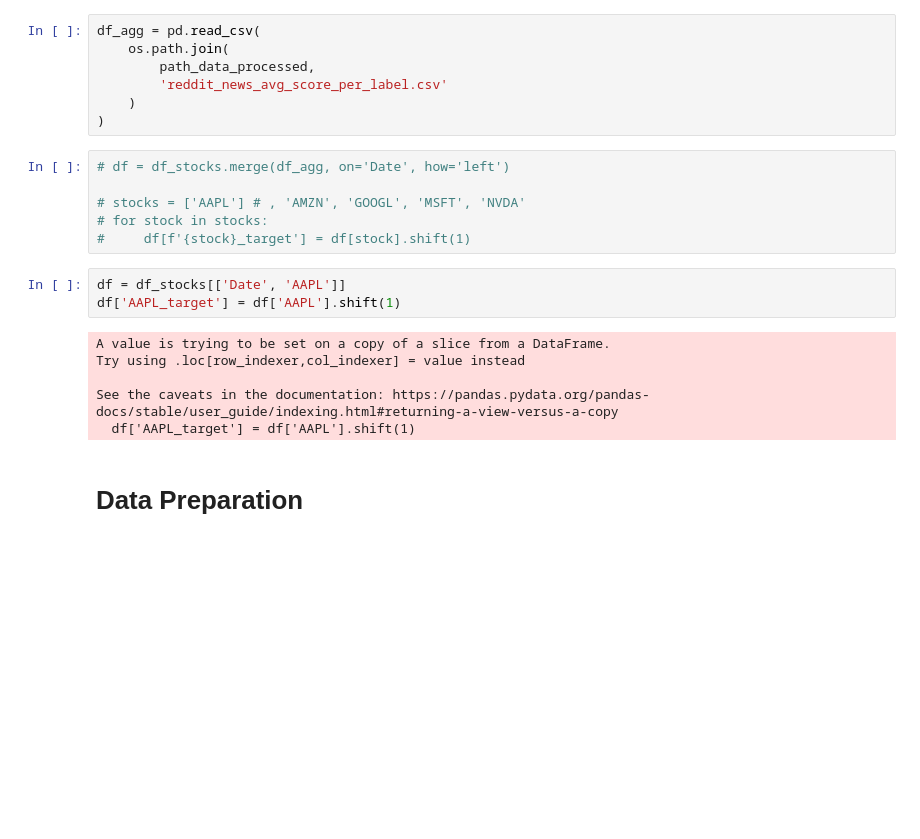
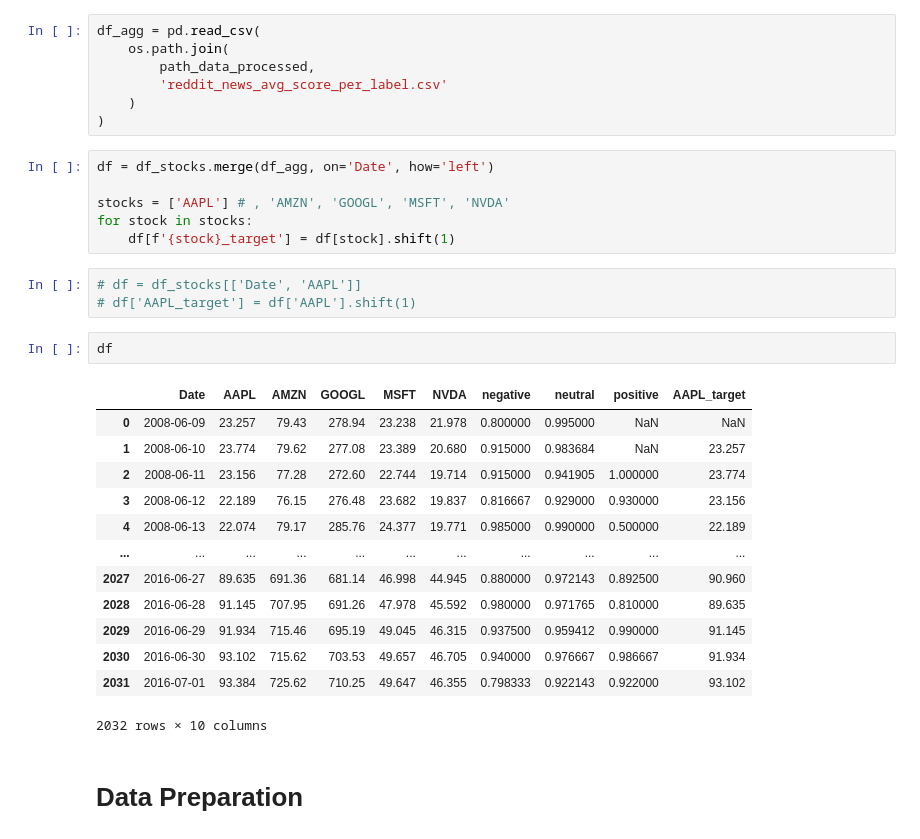
Before and after one commit to GuilhermeTolentinoDutra/stocks_vs_behavior, a Jupyter notebook: notebooks/4_RNN_model_nm.ipynb, the cells around one changed output. Drawn from its saved outputs; the diff is of its cells as text; blank space fills up the shorter version.

```diff
--- a/notebooks/4_RNN_model_nm.ipynb
+++ b/notebooks/4_RNN_model_nm.ipynb
@@ -52,20 +45,30 @@ df_agg = pd.read_csv(
     )
 )
 # %%
-# df = df_stocks.merge(df_agg, on='Date', how='left')
+df = df_stocks.merge(df_agg, on='Date', how='left')
 
-# stocks = ['AAPL'] # , 'AMZN', 'GOOGL', 'MSFT', 'NVDA'
-# for stock in stocks:
-#     df[f'{stock}_target'] = df[stock].shift(1)
+stocks = ['AAPL'] # , 'AMZN', 'GOOGL', 'MSFT', 'NVDA'
+for stock in stocks:
+    df[f'{stock}_target'] = df[stock].shift(1)
 # %%
-df = df_stocks[['Date', 'AAPL']]
-df['AAPL_target'] = df['AAPL'].shift(1)
+# df = df_stocks[['Date', 'AAPL']]
+# df['AAPL_target'] = df['AAPL'].shift(1)
-# %% [output]
-A value is trying to be set on a copy of a slice from a DataFrame.
-Try using .loc[row_indexer,col_indexer] = value instead
-
-See the caveats in the documentation: https://pandas.pydata.org/pandas-docs/stable/user_guide/indexing.html#returning-a-view-versus-a-copy
-  df['AAPL_target'] = df['AAPL'].shift(1)
+# %%
+df
+# %% [output]
+|  | Date | AAPL | AMZN | GOOGL | MSFT | NVDA | negative | neutral | positive | AAPL_target |
+| 0 | 2008-06-09 | 23.257 | 79.43 | 278.94 | 23.238 | 21.978 | 0.800000 | 0.995000 | NaN | NaN |
+| 1 | 2008-06-10 | 23.774 | 79.62 | 277.08 | 23.389 | 20.680 | 0.915000 | 0.983684 | NaN | 23.257 |
+| 2 | 2008-06-11 | 23.156 | 77.28 | 272.60 | 22.744 | 19.714 | 0.915000 | 0.941905 | 1.000000 | 23.774 |
+| 3 | 2008-06-12 | 22.189 | 76.15 | 276.48 | 23.682 | 19.837 | 0.816667 | 0.929000 | 0.930000 | 23.156 |
+| 4 | 2008-06-13 | 22.074 | 79.17 | 285.76 | 24.377 | 19.771 | 0.985000 | 0.990000 | 0.500000 | 22.189 |
+| ... | ... | ... | ... | ... | ... | ... | ... | ... | ... | ... |
+| 2027 | 2016-06-27 | 89.635 | 691.36 | 681.14 | 46.998 | 44.945 | 0.880000 | 0.972143 | 0.892500 | 90.960 |
+| 2028 | 2016-06-28 | 91.145 | 707.95 | 691.26 | 47.978 | 45.592 | 0.980000 | 0.971765 | 0.810000 | 89.635 |
+| 2029 | 2016-06-29 | 91.934 | 715.46 | 695.19 | 49.045 | 46.315 | 0.937500 | 0.959412 | 0.990000 | 91.145 |
+| 2030 | 2016-06-30 | 93.102 | 715.62 | 703.53 | 49.657 | 46.705 | 0.940000 | 0.976667 | 0.986667 | 91.934 |
+| 2031 | 2016-07-01 | 93.384 | 725.62 | 710.25 | 49.647 | 46.355 | 0.798333 | 0.922143 | 0.922000 | 93.102 |
+2032 rows × 10 columns
 # %% [markdown]
 # Data Preparation
 # %%
```
Also changed, not shown: parts of 32 cells of this notebook.
